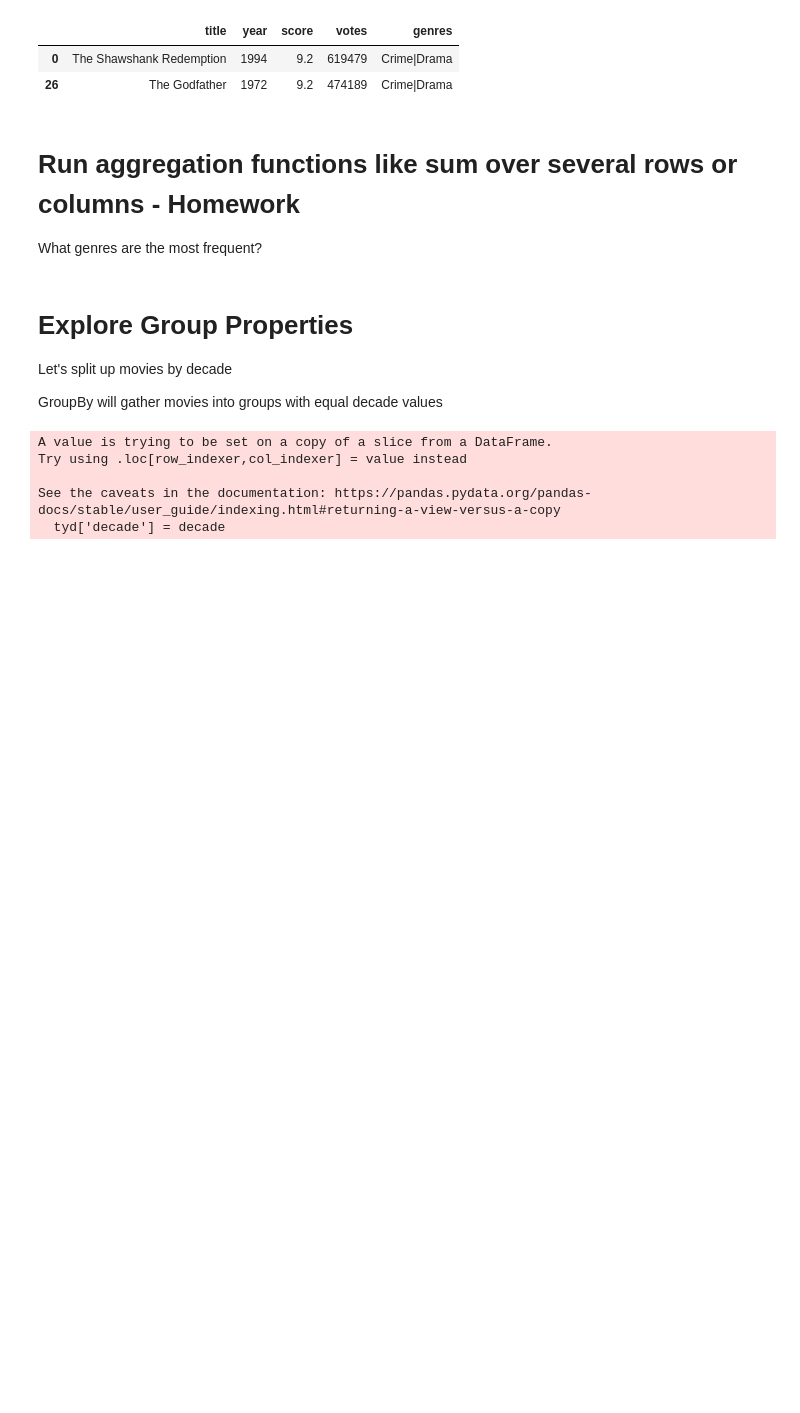
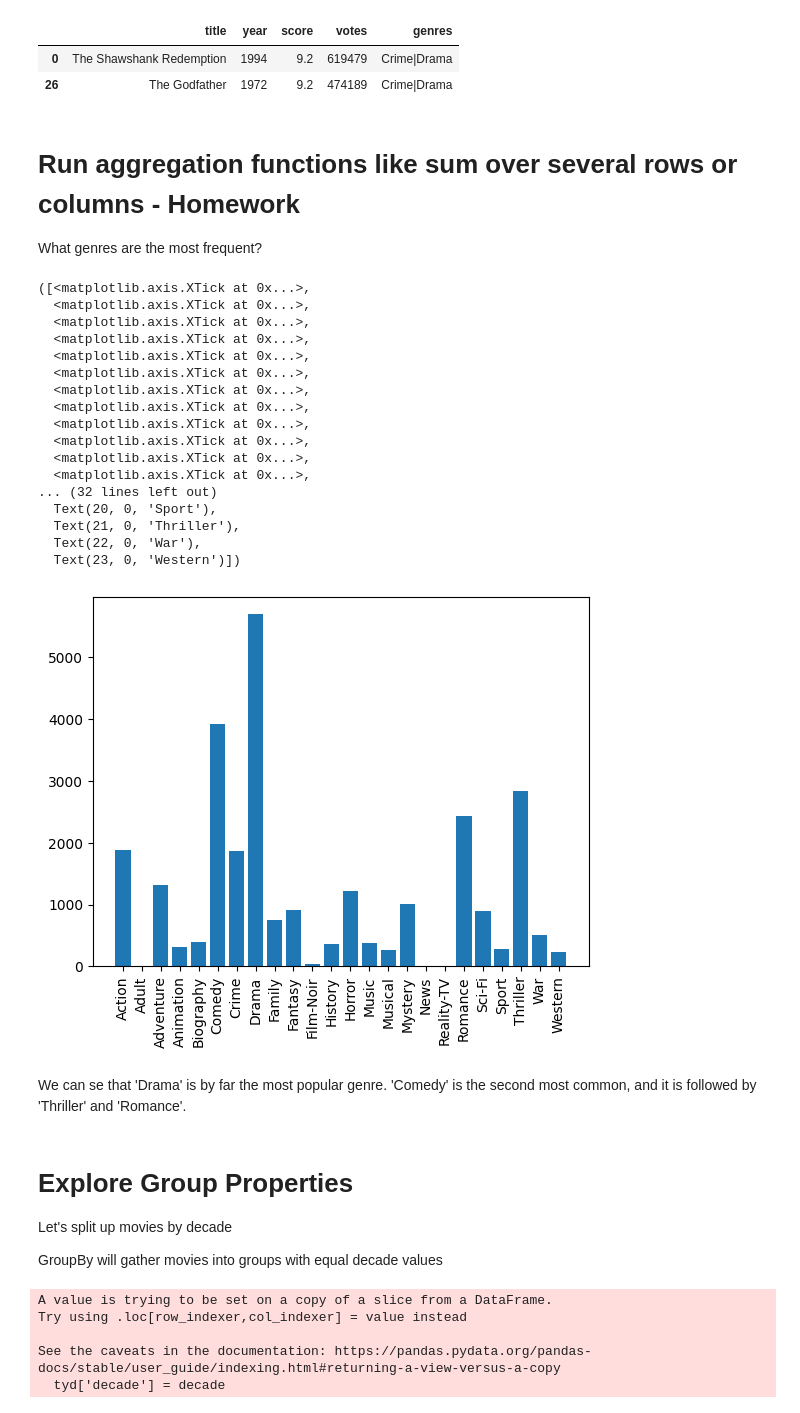
Before and after one commit to vukasinmilosevic/KSM2, a Jupyter notebook: Lecture_3/Vezbe3-Introduction_to_data_science.ipynb, the cells around one changed output. Saved outputs shown, nothing was run; the diff lists cells and outputs as text; code cells hidden in the pictures; blank space fills up the shorter version.

```diff
--- a/Lecture_3/Vezbe3-Introduction_to_data_science.ipynb
+++ b/Lecture_3/Vezbe3-Introduction_to_data_science.ipynb
@@ -354,6 +359,32 @@ data[data.score == data.score.max()][['title', 'year', 'score', 'votes', 'genres
 What genres are the most frequent?
 # %%
 # Your solution
+
+sum_list=[data['Action'].sum(),data['Adult'].sum(),data['Adventure'].sum(),data['Animation'].sum(),data['Biography'].sum(),data['Comedy'].sum(),data['Crime'].sum(),data['Drama'].sum(),data['Family'].sum(),data['Fantasy'].sum(),data['Film-Noir'].sum(),data['History'].sum(),data['Horror'].sum(),data['Music'].sum(),data['Musical'].sum(),data['Mystery'].sum(),data['News'].sum(),data['Reality-TV'].sum(),data['Romance'].sum(),data['Sci-Fi'].sum(),data['Sport'].sum(),data['Thriller'].sum(),data['War'].sum(),data['Western'].sum()]
+name_list=['Action','Adult','Adventure','Animation','Biography','Comedy','Crime','Drama','Family','Fantasy','Film-Noir','History','Horror','Music','Musical','Mystery','News','Reality-TV','Romance','Sci-Fi','Sport','Thriller','War','Western']
+plt.bar(name_list,sum_list)
+plt.xticks(range(len(name_list)), name_list, rotation=90)
+# %% [output]
+([<matplotlib.axis.XTick at 0x...>,
+  <matplotlib.axis.XTick at 0x...>,
+  <matplotlib.axis.XTick at 0x...>,
+  <matplotlib.axis.XTick at 0x...>,
+  <matplotlib.axis.XTick at 0x...>,
+  <matplotlib.axis.XTick at 0x...>,
+  <matplotlib.axis.XTick at 0x...>,
+  <matplotlib.axis.XTick at 0x...>,
+  <matplotlib.axis.XTick at 0x...>,
+  <matplotlib.axis.XTick at 0x...>,
+  <matplotlib.axis.XTick at 0x...>,
+  <matplotlib.axis.XTick at 0x...>,
+... (32 lines left out)
+  Text(20, 0, 'Sport'),
+  Text(21, 0, 'Thriller'),
+  Text(22, 0, 'War'),
+  Text(23, 0, 'Western')])
+[figure, added]
+# %% [markdown]
+We can se that 'Drama' is by far the most popular genre. 'Comedy' is the second most common, and it is followed by 'Thriller' and 'Romance'.
 # %% [markdown]
 # Explore Group Properties
 Let's split up movies by decade
```
Also changed, not shown: parts of 13 cells of this notebook.
